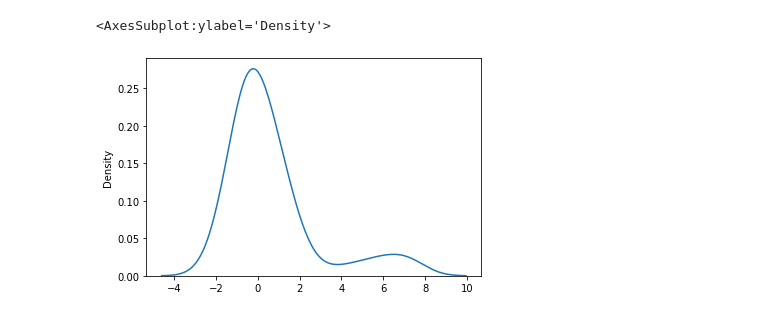
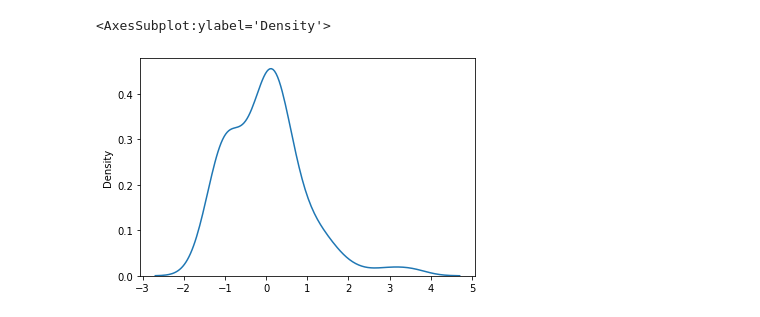
Before and after one commit to DavidRuhe/gw, a Jupyter notebook: src/planar_flow.ipynb, the cells around one changed output. Cells and saved outputs as stored; diff of their text form; code cells hidden in the pictures.

```diff
--- a/src/planar_flow.ipynb
+++ b/src/planar_flow.ipynb
@@ -8,2 +10,8 @@ import matplotlib.pyplot as plt
 # %%
 dataset = torch.cat([torch.randn(64), torch.randn(8) + 6])[:, None]
+
+dataset = np.load('../datasets/Combined_GWTC_m1m2chieffz.npz')
+dataset = torch.from_numpy(dataset['m1']).float()
+# dataset= dataset.log()
+# dataset = dataset.mean(1, keepdim=True)
+dataset = (dataset - dataset.mean()) / dataset.std()
@@ -10,7 +23,7 @@ dataset = torch.cat([torch.randn(64), torch.randn(8) + 6])[:, None]
 # %%
-sns.kdeplot(dataset.squeeze())
+sns.kdeplot(dataset.mean(1).squeeze())
 # %% [output]
 <AxesSubplot:ylabel='Density'>
-[figure, old version]
+[figure, new version]
 # %%
 d = 1
```
Also changed, not shown: parts of 15 cells of this notebook, 25 other files.
